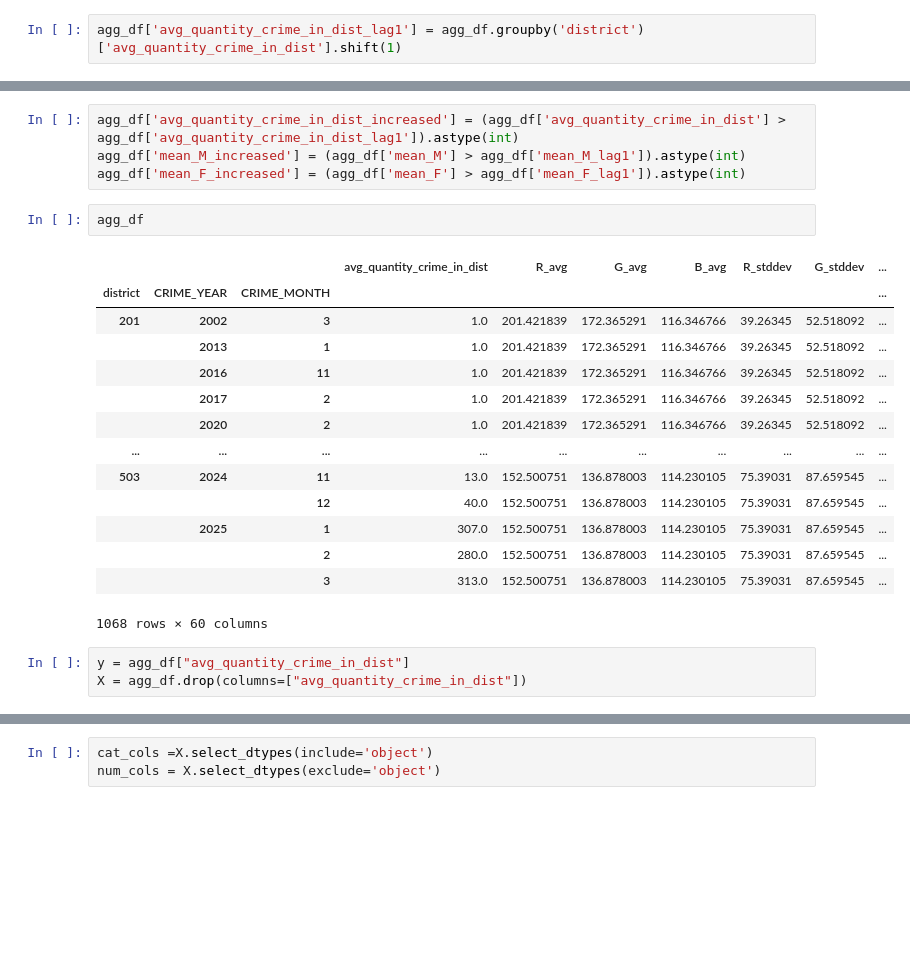
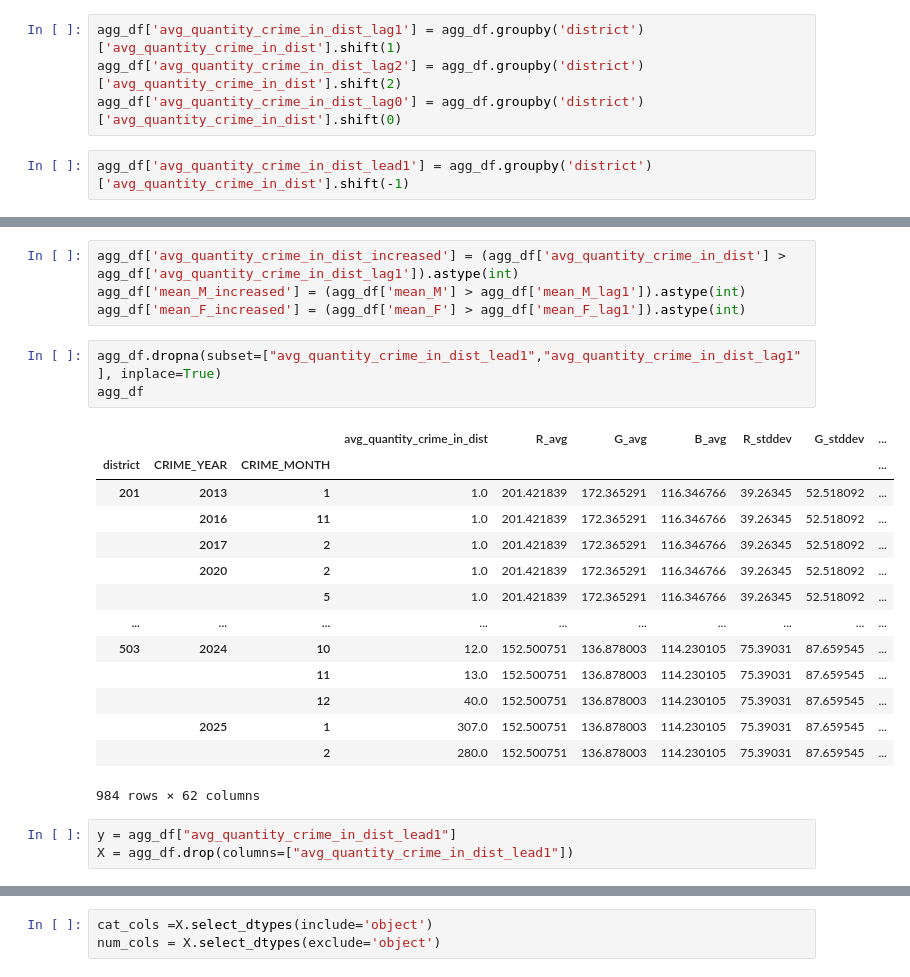
Before and after one commit to ElizabethSeth/ml_practice, a Jupyter notebook: ml_test.ipynb, the cells around one changed output, grey strips where cells are left out. Saved outputs shown, nothing was run; the diff lists cells and outputs as text; blank space fills up the shorter version.

```diff
--- a/ml_test.ipynb
+++ b/ml_test.ipynb
@@ -691,8 +691,12 @@ agg_df
 |  |  | 2 | 280.0 | 152.500751 | 136.878003 | 114.230105 | 75.39031 | 87.659545 | ... |
 |  |  | 3 | 313.0 | 152.500751 | 136.878003 | 114.230105 | 75.39031 | 87.659545 | ... |
 1068 rows × 45 columns
+# %%
+agg_df['avg_quantity_crime_in_dist_lag1'] = agg_df.groupby('district')['avg_quantity_crime_in_dist'].shift(1)
+agg_df['avg_quantity_crime_in_dist_lag2'] = agg_df.groupby('district')['avg_quantity_crime_in_dist'].shift(2)
+agg_df['avg_quantity_crime_in_dist_lag0'] = agg_df.groupby('district')['avg_quantity_crime_in_dist'].shift(0)
 # %%
-agg_df['avg_quantity_crime_in_dist_lag1'] = agg_df.groupby('district')['avg_quantity_crime_in_dist'].shift(1)
+agg_df['avg_quantity_crime_in_dist_lead1'] = agg_df.groupby('district')['avg_quantity_crime_in_dist'].shift(-1)
 # %%
 agg_df
 # %% [output]
@@ -727,23 +731,24 @@ agg_df['mean_black_rolling3'] = agg_df.groupby('district')['mean_black'].transfo
 agg_df['avg_quantity_crime_in_dist_increased'] = (agg_df['avg_quantity_crime_in_dist'] > agg_df['avg_quantity_crime_in_dist_lag1']).astype(int)
 agg_df['mean_M_increased'] = (agg_df['mean_M'] > agg_df['mean_M_lag1']).astype(int)
 agg_df['mean_F_increased'] = (agg_df['mean_F'] > agg_df['mean_F_lag1']).astype(int)
-# %%
-agg_df
-# %% [output]
-|  |  |  | avg_quantity_crime_in_dist | R_avg | G_avg | B_avg | R_stddev | G_stddev | ... |
-| district | CRIME_YEAR | CRIME_MONTH |  |  |  |  |  |  | ... |
-| 201 | 2002 | 3 | 1.0 | 201.421839 | 172.365291 | 116.346766 | 39.26345 | 52.518092 | ... |
-|  | 2013 | 1 | 1.0 | 201.421839 | 172.365291 | 116.346766 | 39.26345 | 52.518092 | ... |
-|  | 2016 | 11 | 1.0 | 201.421839 | 172.365291 | 116.346766 | 39.26345 | 52.518092 | ... |
-|  | 2017 | 2 | 1.0 | 201.421839 | 172.365291 | 116.346766 | 39.26345 | 52.518092 | ... |
-|  | 2020 | 2 | 1.0 | 201.421839 | 172.365291 | 116.346766 | 39.26345 | 52.518092 | ... |
-| ... | ... | ... | ... | ... | ... | ... | ... | ... | ... |
-| 503 | 2024 | 11 | 13.0 | 152.500751 | 136.878003 | 114.230105 | 75.39031 | 87.659545 | ... |
-|  |  | 12 | 40.0 | 152.500751 | 136.878003 | 114.230105 | 75.39031 | 87.659545 | ... |
-|  | 2025 | 1 | 307.0 | 152.500751 | 136.878003 | 114.230105 | 75.39031 | 87.659545 | ... |
-|  |  | 2 | 280.0 | 152.500751 | 136.878003 | 114.230105 | 75.39031 | 87.659545 | ... |
-|  |  | 3 | 313.0 | 152.500751 | 136.878003 | 114.230105 | 75.39031 | 87.659545 | ... |
-1068 rows × 60 columns
+# %%
+agg_df.dropna(subset=["avg_quantity_crime_in_dist_lead1","avg_quantity_crime_in_dist_lag1" ], inplace=True)
+agg_df
+# %% [output]
+|  |  |  | avg_quantity_crime_in_dist | R_avg | G_avg | B_avg | R_stddev | G_stddev | ... |
+| district | CRIME_YEAR | CRIME_MONTH |  |  |  |  |  |  | ... |
+| 201 | 2013 | 1 | 1.0 | 201.421839 | 172.365291 | 116.346766 | 39.26345 | 52.518092 | ... |
+|  | 2016 | 11 | 1.0 | 201.421839 | 172.365291 | 116.346766 | 39.26345 | 52.518092 | ... |
+|  | 2017 | 2 | 1.0 | 201.421839 | 172.365291 | 116.346766 | 39.26345 | 52.518092 | ... |
+|  | 2020 | 2 | 1.0 | 201.421839 | 172.365291 | 116.346766 | 39.26345 | 52.518092 | ... |
+|  |  | 5 | 1.0 | 201.421839 | 172.365291 | 116.346766 | 39.26345 | 52.518092 | ... |
+| ... | ... | ... | ... | ... | ... | ... | ... | ... | ... |
+| 503 | 2024 | 10 | 12.0 | 152.500751 | 136.878003 | 114.230105 | 75.39031 | 87.659545 | ... |
+|  |  | 11 | 13.0 | 152.500751 | 136.878003 | 114.230105 | 75.39031 | 87.659545 | ... |
+|  |  | 12 | 40.0 | 152.500751 | 136.878003 | 114.230105 | 75.39031 | 87.659545 | ... |
+|  | 2025 | 1 | 307.0 | 152.500751 | 136.878003 | 114.230105 | 75.39031 | 87.659545 | ... |
+|  |  | 2 | 280.0 | 152.500751 | 136.878003 | 114.230105 | 75.39031 | 87.659545 | ... |
+984 rows × 62 columns
 # %%
-y = agg_df["avg_quantity_crime_in_dist"]
-X = agg_df.drop(columns=["avg_quantity_crime_in_dist"])
+y = agg_df["avg_quantity_crime_in_dist_lead1"]
+X = agg_df.drop(columns=["avg_quantity_crime_in_dist_lead1"])
```
Also changed, not shown: parts of 10 cells of this notebook, 4 other files.
